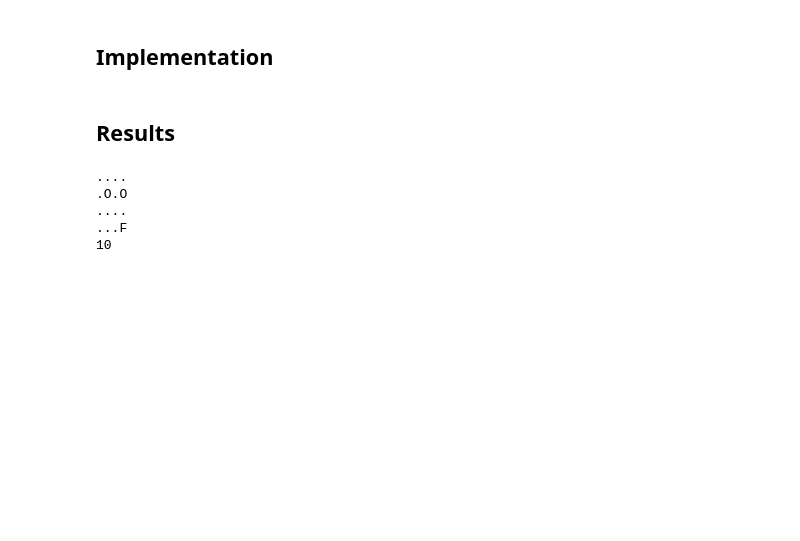
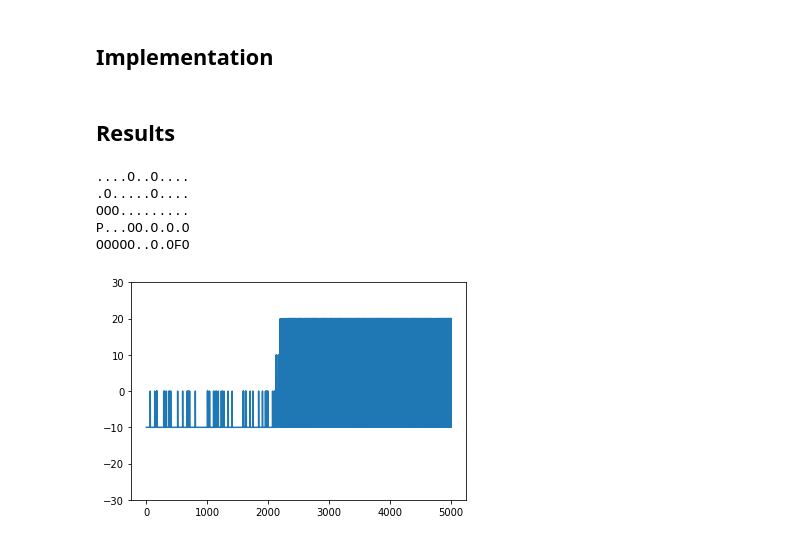
Before and after one commit to kymmt80/Reinforcement-Learning, a Jupyter notebook: Q_Learning.ipynb, the cells around one changed output. Drawn from its saved outputs; the diff is of its cells as text; code cells hidden in the pictures; blank space fills up the shorter version.

Commit message:
added plots

```diff
--- a/Q_Learning.ipynb
+++ b/Q_Learning.ipynb
@@ -88,7 +89,7 @@ class environment:
 
     def print(self):
         for i in range(len(self.map)):
-            for j in range(len(self.map)):
+            for j in range(len(self.map[0])):
                 if (i,j)==self.loc :
                     print(Back.GREEN+self.map[i][j],end='')
                     print(Style.RESET_ALL,end='')
@@ -108,19 +102,23 @@ EPSILON = 0.1
 def get_state_index(state,env):
     return state[0]+len(env.map)*state[1]+len(env.map)*len(env.map[0])*state[2]
 # %%
-def Q_Learn(initial_env):
-    Q_table=np.zeros((initial_env.get_state_size(), (len(initial_env.actions))))
+def Q_Learn(initial_env,display=False,episodes_count=20,max_step_per_episode=100,learning_rate=0.1,discount_factor=0.99,epsilon=0.1,initial_Q_table=None):
+    if initial_Q_table is not None:
+        Q_table=initial_Q_table
+    else:
+        Q_table=np.zeros((initial_env.get_state_size(), (len(initial_env.actions))))
     log=[]
-    for _ in range(EPISODES_COUNT):
+    for _ in range(episodes_count):
         env=cp.deepcopy(initial_env)
         episode_reward=0
-        for _ in range(MAX_STEP):
-            clear_output(wait=True)
-            env.print()
-            time.sleep(0.1)
+        for _ in range(max_step_per_episode):
+            if(display):
+                clear_output(wait=True)
+                env.print()
+                time.sleep(0.1)
             state=env.get_current_state()
             state_index=get_state_index(state,env)
-            if rndm.uniform(0,1)<EPSILON:
+            if rndm.uniform(0,1)<epsilon:
                 action_index=int(rndm.uniform(0,3.99))
             else:
                 if(np.min(Q_table[state_index,:])==np.max(Q_table[state_index,:])):
@@ -131,26 +129,35 @@ def Q_Learn(initial_env):
             valid_actions=env.get_valid_actions()
             new_state,reward,done= env.get_next_state(valid_actions[action_index%len(valid_actions)])
             episode_reward+=reward
-            print(episode_reward)
-            Q_table[state_index][action_index]=(1-LEARNING_RATE)*Q_table[state_index][action_index]+LEARNING_RATE*(reward+DISCOUNT_FACTOR*np.max(Q_table[get_state_index(new_state,env),:]))
+            Q_table[state_index][action_index]=(1-learning_rate)*Q_table[state_index][action_index]+learning_rate*(reward+discount_factor*np.max(Q_table[get_state_index(new_state,env),:]))
 
             if(done):
-                clear_output(wait=True)
-                env.print()
-                time.sleep(0.1)
-                print(reward)
+                if(display):
+                    clear_output(wait=True)
+                    env.print()
+                    time.sleep(0.1)
                 break
 
         log.append(episode_reward)
-    return log
+    return Q_table,log
 # %% [markdown]
 ## Results
-# %%
-env=environment("map.txt")
-Q_Learn(env);
-# %% [output]
-....
-.O.O
-....
-...F
-10
+# %%
+#env=environment("./maps/easy.txt")
+#env=environment("./maps/medium.txt")
+env=environment("./maps/hard.txt")
+# %%
+table,log=Q_Learn(env,True,episodes_count=10,epsilon=0.3);
+# %% [output]
+....O..O....
+.O.....O....
+OOO.........
+P...OO.O.O.O
+OOOOO..O.OFO
+# %%
+table,log=Q_Learn(env,False,episodes_count=5000);
+plt.plot(log)
+plt.ylim(-30,30)
+plt.show()
+# %% [output]
+[figure, added]
```
Also changed, not shown: parts of 6 cells of this notebook.
